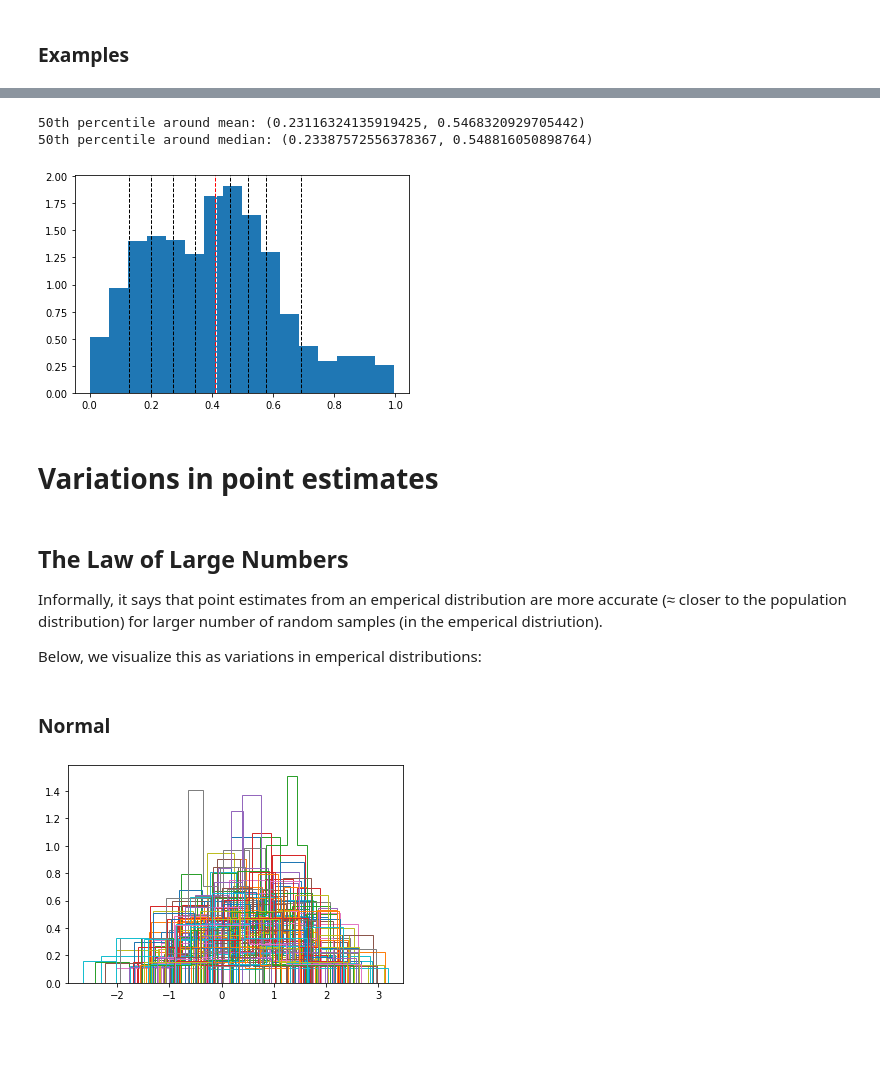
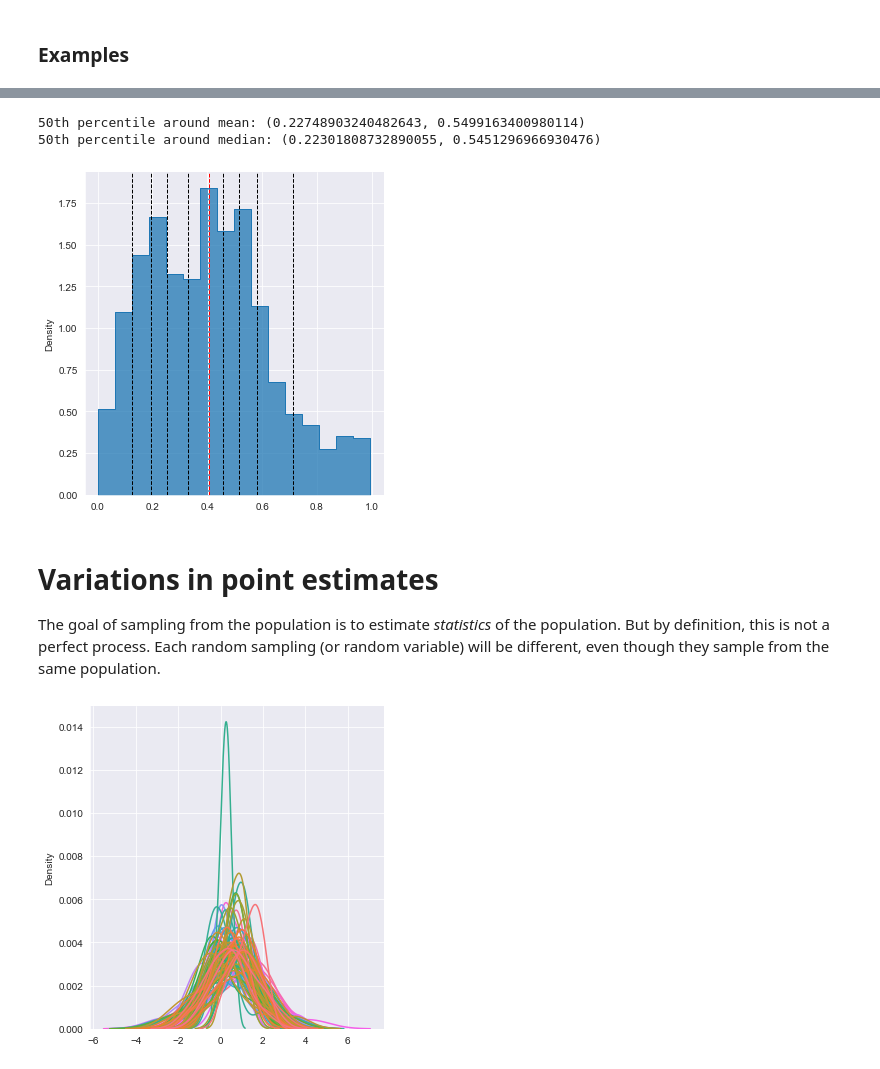
Before and after one commit to skit-ai/onboarding, a Jupyter notebook: ml/statistical-methods/statistical-methods-1.ipynb, the cells around one changed output, grey strips where cells are left out. Saved outputs shown, nothing was run; the diff lists cells and outputs as text; code cells hidden in the pictures; blank space fills up the shorter version.

Commit message:
new and improved: Statistical Methods 1

```diff
--- a/ml/statistical-methods/statistical-methods-1.ipynb
+++ b/ml/statistical-methods/statistical-methods-1.ipynb
@@ -11,9 +18,12 @@
 import random
 import time
 import matplotlib.pyplot as plt
+import seaborn as sns
 import numpy as np
 from scipy import stats
 import pandas as pd
+
+sns.set_style("darkgrid")
 # %% [markdown]
 # Sampling
 
@@ -25,6 +35,10 @@ The subtlety here, is that the set or *population* can have multiple instances o
 def plot_distribution(points, histtype="stepfilled", density=True):
     _ = plt.hist(points, bins="auto", histtype=histtype, density=density)
     return
+
+def plot_distribution_sns(points, **kwargs):
+    _ = sns.displot(points, **kwargs)
+    return
 # %%
 def fit_to_distr(data, distr, fmt="r-"):
     params  = distr.fit(data)
@@ -83,7 +97,7 @@ population = list(stats.norm(.5, .1).rvs(1000))
 
 sampling_set = population
 legend = []
-for i in range(1000):
+for i in range(len(population)):
     idx = random.choice(range(len(sampling_set)))
     sampling_set = sampling_set[:idx] + sampling_set[idx + 1:]
     if i%(N_samples/10)==0:
@@ -198,24 +224,19 @@ plot_lines(points)
 # %%
 ## Fancy
 points = Fancy(distributions).rvs(N_samples)
 
-N_percentile = 50
-print(f"{N_percentile}th percentile around mean: {percentile_around_mean(points, N_percentile)}")
-print(f"{N_percentile}th percentile around median: {percentile_around_median(points, N_percentile)}")
+print(f"{percentile}th percentile around mean: {percentile_around_mean(points, percentile)}")
+print(f"{percentile}th percentile around median: {percentile_around_median(points, percentile)}")
 
-plot_distribution(points)
+plot_distribution_sns(points, element="step", stat="density")
 plot_lines(points)
 # %% [output]
-50th percentile around mean: (0.23116324135919425, 0.5468320929705442)
-50th percentile around median: (0.23387572556378367, 0.548816050898764)
+50th percentile around mean: (0.22748903240482643, 0.5499163400980114)
+50th percentile around median: (0.22301808732890055, 0.5451296966930476)
-[figure, old version]
+[figure, new version]
 # %% [markdown]
 # Variations in point estimates
+
+The goal of sampling from the population is to estimate *statistics* of the population. But by definition, this is not a perfect process. Each random sampling (or random variable) will be different, even though they sample from the same population.
-# %% [markdown]
-## The Law of Large Numbers
-
-Informally, it says that point estimates from an emperical distribution are more accurate (≈ closer to the population distribution) for larger number of random samples (in the emperical distriution).
-
-Below, we visualize this as variations in emperical distributions:
 # %%
 VARIATIONS = 100
@@ -222,8 +244,9 @@ VARIATIONS = 100
-# %% [markdown]
-### Normal
 # %%
-SAMPLE_SIZE = 10
+## Normal
+
+df = pd.DataFrame()
 for i in range(VARIATIONS):
-    plot_distribution(stats.norm(.5, 1).rvs(SAMPLE_SIZE), histtype='step')
+    df[i] = stats.norm(.5, 1).rvs(SAMPLE_SIZE)
+plot_distribution_sns(df, kind='kde', legend=False)
 # %% [output]
-[figure, old version]
+[figure, new version]
```
Also changed, not shown: parts of 61 cells of this notebook.
